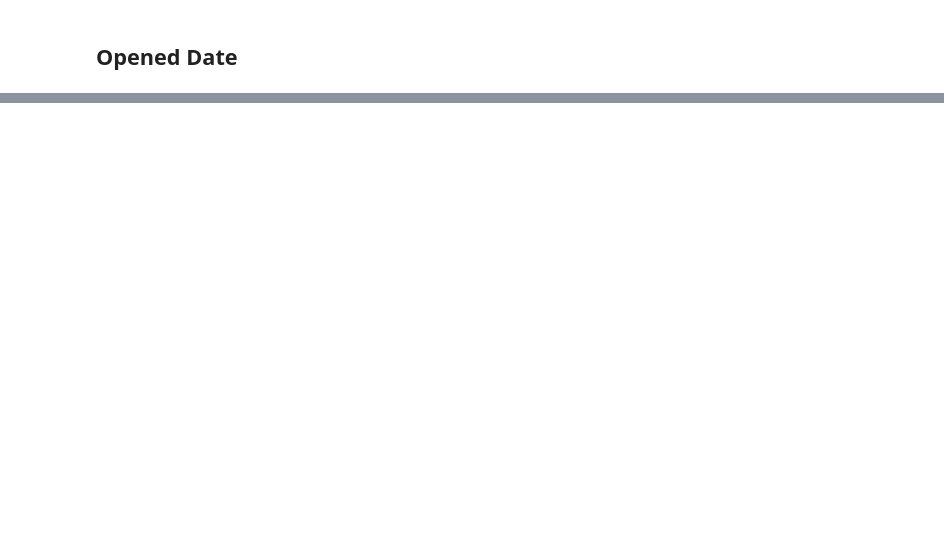
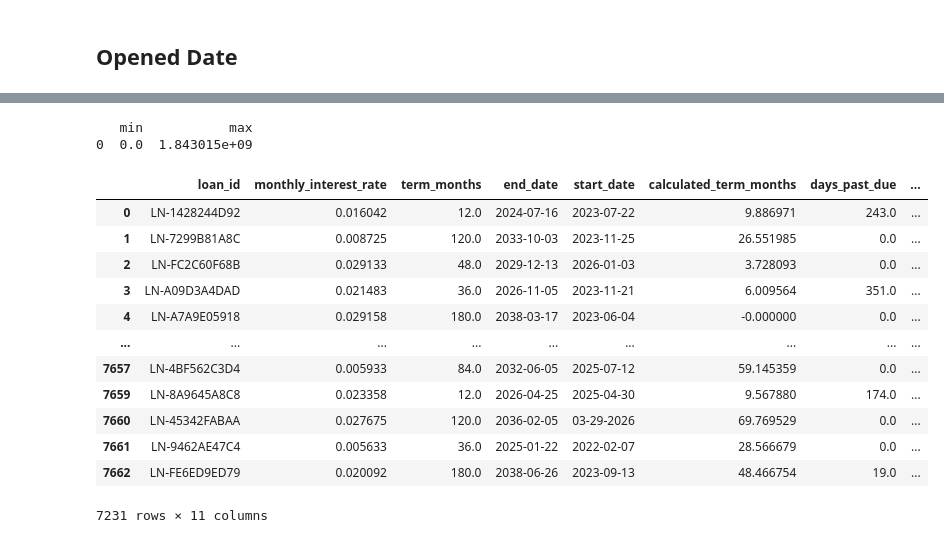
Before and after one commit to Davidgp04/fintech-elt-pyspark-dbt-pipeline, a Jupyter notebook: spark/sql_eda.ipynb, the cells around one changed output, grey strips where cells are left out. Saved outputs shown, nothing was run; the diff lists cells and outputs as text; code cells hidden in the pictures; blank space fills up the shorter version.

Commit message:
silver dag implementation

```diff
--- a/spark/sql_eda.ipynb
+++ b/spark/sql_eda.ipynb
@@ -369,0 +1909,74 @@ All values must be converted to **lowercase**. Additionally, the following Spani
+# %%
+print(query("""
+select min(outstanding_balance), max(outstanding_balance) from silver.stg_loans where outstanding_balance is not null
+"""))
+# %% [output]
+   min           max
+0  0.0  1.843015e+09
+# %%
+import numpy as np
+import pandas as pd
+
+# 1. Filter out rows with nulls in critical math columns (equivalent to your WHERE clause)
+df = pd.read_sql_table('stg_loans', con=engine , schema='silver')
+valid_loans = df[
+    df["interest_rate"].notna()
+    & df["monthly_payment"].notna()
+    & df["outstanding_balance"].notna()
+].copy()
+
+# 2. Calculate the monthly interest rate
+valid_loans["monthly_interest_rate"] = (valid_loans["interest_rate"] / 12) * (
+    1 / 100
+)
+
+# 3. Calculate the temporal value using the correct mathematical isolation formula
+# (This handles the 1 - (Balance * Rate / Payment) component)
+valid_loans["temporal_value"] = 1 - (
+    (valid_loans["outstanding_balance"] / valid_loans["monthly_payment"])
+    * valid_loans["monthly_interest_rate"]
+)
+
+# 4. Use vector change to solve for n (the negative log change)
+# We use np.where to safely avoid errors with logs of 0 or negative values
+valid_loans["calculated_term_months"] = np.where(
+    valid_loans["temporal_value"] > 0,
+    -(
+        np.log(valid_loans["temporal_value"])
+        / np.log(1 + valid_loans["monthly_interest_rate"])
+    ),
+    np.nan,  # Returns NaN if data is corrupt or loan is already paid off
+)
+
+# 5. Keep only the columns you want to inspect
+result_df = valid_loans[
+    [
+        "loan_id",
+        "monthly_interest_rate",
+        "term_months",
+        "end_date",
+        "start_date",
+        "calculated_term_months",
+        "days_past_due",
+        "principal",
+        "outstanding_balance",
+        "monthly_payment",
+        "status"
+    ]
+]
+
+result_df
+# %% [output]
+|  | loan_id | monthly_interest_rate | term_months | end_date | start_date | calculated_term_months | days_past_due | ... |
+| 0 | LN-1428244D92 | 0.016042 | 12.0 | 2024-07-16 | 2023-07-22 | 9.886971 | 243.0 | ... |
+| 1 | LN-7299B81A8C | 0.008725 | 120.0 | 2033-10-03 | 2023-11-25 | 26.551985 | 0.0 | ... |
+| 2 | LN-FC2C60F68B | 0.029133 | 48.0 | 2029-12-13 | 2026-01-03 | 3.728093 | 0.0 | ... |
+| 3 | LN-A09D3A4DAD | 0.021483 | 36.0 | 2026-11-05 | 2023-11-21 | 6.009564 | 351.0 | ... |
+| 4 | LN-A7A9E05918 | 0.029158 | 180.0 | 2038-03-17 | 2023-06-04 | -0.000000 | 0.0 | ... |
+| ... | ... | ... | ... | ... | ... | ... | ... | ... |
+| 7657 | LN-4BF562C3D4 | 0.005933 | 84.0 | 2032-06-05 | 2025-07-12 | 59.145359 | 0.0 | ... |
+| 7659 | LN-8A9645A8C8 | 0.023358 | 12.0 | 2026-04-25 | 2025-04-30 | 9.567880 | 174.0 | ... |
+| 7660 | LN-45342FABAA | 0.027675 | 120.0 | 2036-02-05 | 03-29-2026 | 69.769529 | 0.0 | ... |
+| 7661 | LN-9462AE47C4 | 0.005633 | 36.0 | 2025-01-22 | 2022-02-07 | 28.566679 | 0.0 | ... |
+| 7662 | LN-FE6ED9ED79 | 0.020092 | 180.0 | 2038-06-26 | 2023-09-13 | 48.466754 | 19.0 | ... |
+7231 rows × 11 columns
```
Also changed, not shown: parts of 303 cells of this notebook, 3 other files.
